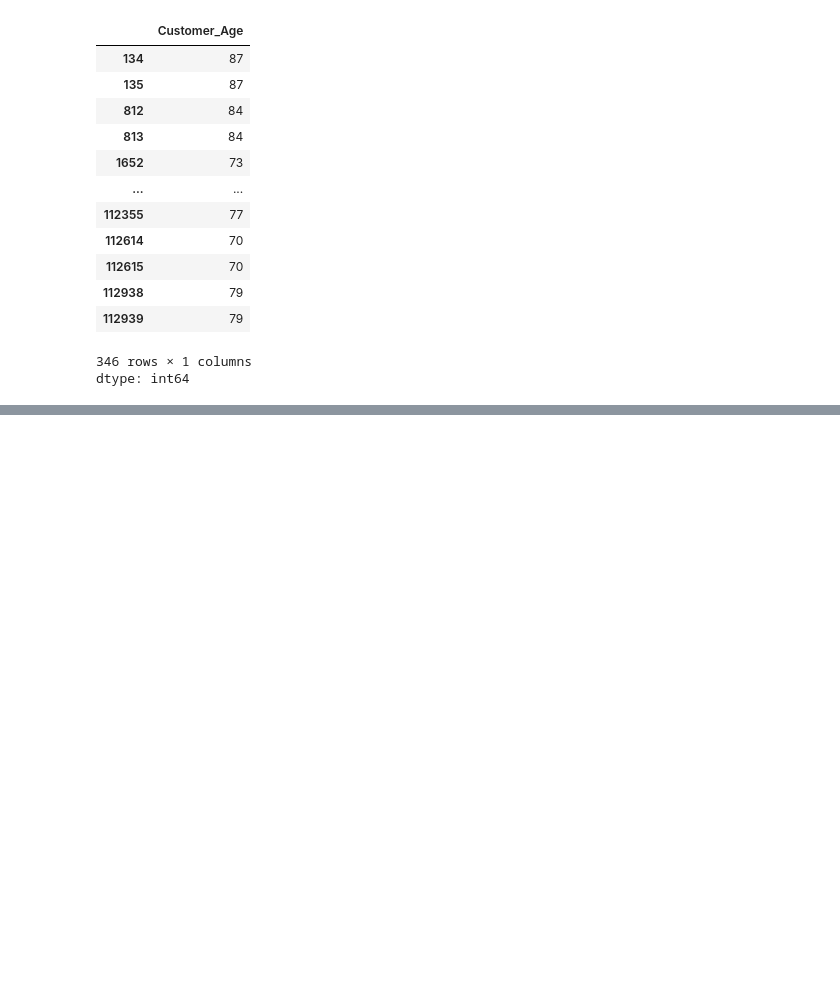
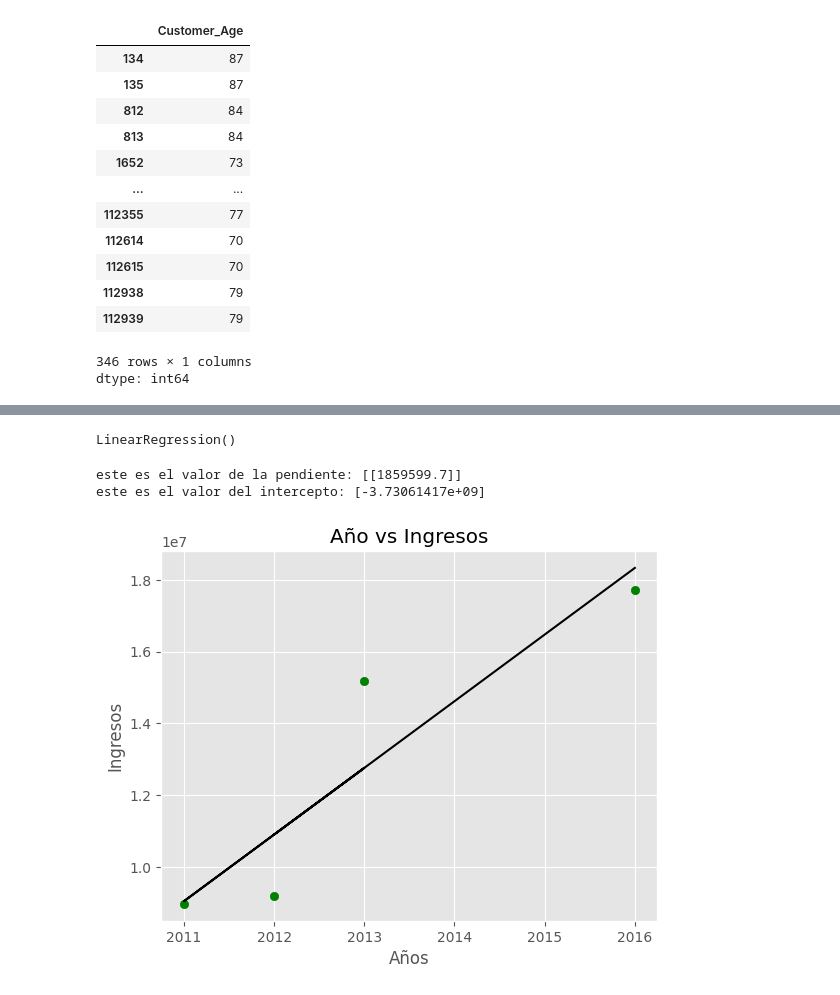
Before and after one commit to hectorlehmann/data_science_1, a Jupyter notebook: ProyectoDS_parte1_Hector_Lehmann.ipynb, the cells around one changed output, grey strips where cells are left out. Cells and saved outputs as stored; diff of their text form; code cells hidden in the pictures; blank space fills up the shorter version.

```diff
--- a/ProyectoDS_parte1_Hector_Lehmann.ipynb
+++ b/ProyectoDS_parte1_Hector_Lehmann.ipynb
@@ -782,0 +830,3 @@ dtype: int64
+# %%
+X1 = ingresos_por_año[["Year"]]
+X1
@@ -782,0 +841,3 @@ dtype: int64
+# %%
+y1 = ingresos_por_año[["Revenue"]]
+y1
@@ -782,0 +852,34 @@ dtype: int64
+# %%
+from sklearn.model_selection import train_test_split
+from sklearn.linear_model import LinearRegression
+
+X1_train, X1_test, y1_train, y1_test = train_test_split(X1, y1, test_size= 0.3, random_state=0)
+
+# nos podemos quedar con el 70% para entrenar y 30% para testear
+# %%
+regressor = LinearRegression()
+regressor.fit(X1_train, y1_train)
+# %% [output]
+LinearRegression()
+# %%
+# Obtener la pendiente
+slope = regressor.coef_
+
+# Obtener los coeficientes de intercepción
+intercept = regressor.intercept_
+
+print("este es el valor de la pendiente:", slope.round(1))
+print("este es el valor del intercepto:", intercept.round(1))
+# %% [output]
+este es el valor de la pendiente: [[1859599.7]]
+este es el valor del intercepto: [-3.73061417e+09]
+# %%
+viz_train = plt
+viz_train.scatter(X1_train, y1_train, color = 'g')
+viz_train.plot(X1_train, regressor.predict(X1_train), color = 'black')
+viz_train.title('Año vs Ingresos')
+viz_train.xlabel('Años')
+viz_train.ylabel('Ingresos')
+viz_train.show()
+# %% [output]
+[figure, added]
```
Also changed, not shown: parts of 30 cells of this notebook.
